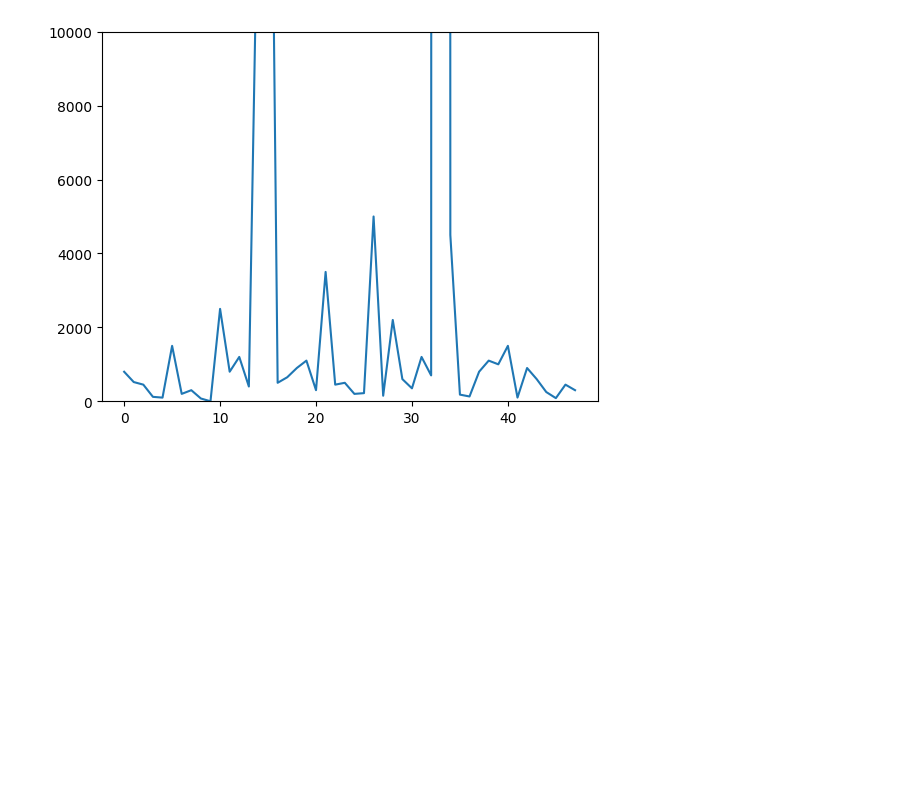
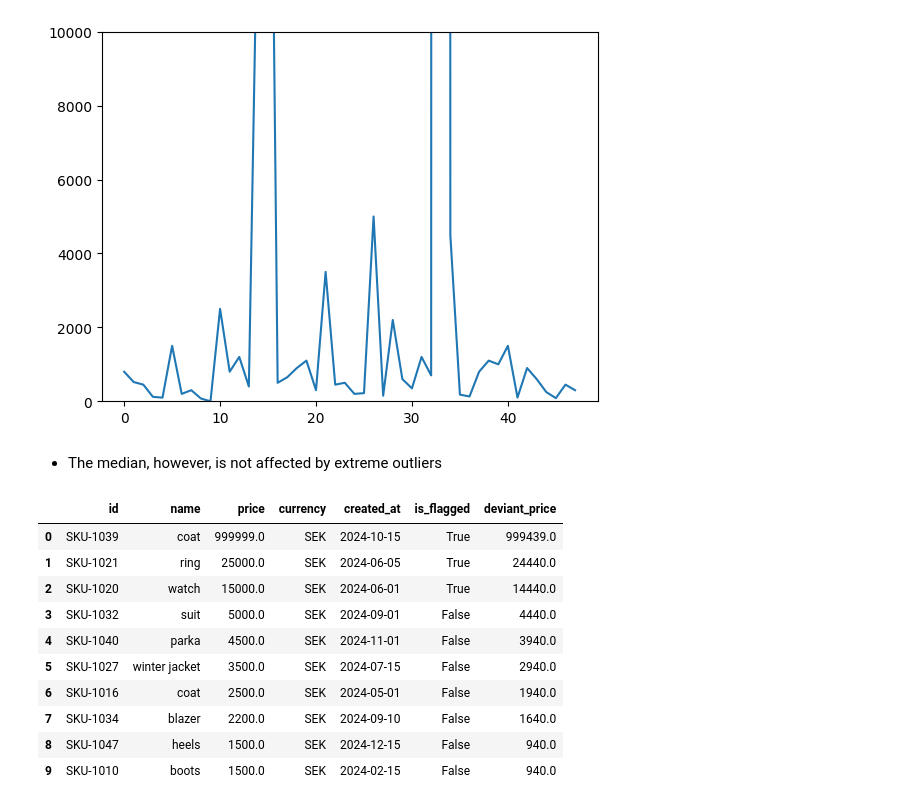
Before and after one commit to karlrydberg-stack/lab_1_data_platform_karl_rydberg_de25, a Jupyter notebook: transformations.ipynb, the cells around one changed output. Saved outputs shown, nothing was run; the diff lists cells and outputs as text; code cells hidden in the pictures; blank space fills up the shorter version.

```diff
--- a/transformations.ipynb
+++ b/transformations.ipynb
@@ -116,10 +123,27 @@ plt.ylim(0, 10000)
 plt.show()
 # %% [output]
 [figure]
+# %% [markdown]
+- The median, however, is not affected by extreme outliers
 # %%
-sorted_values_asc = df_valid.sort_values(by='price', ascending=True, na_position='last').head(10)
-sorted_values_desc = df_valid.sort_values(by='price', ascending=False, na_position='last').head(10)
+df_valid['deviant_price'] = (df_valid['price'] - df_valid['price'].median()).abs()
 
-deviant_prices = pd.concat([sorted_values_asc, sorted_values_desc])
+price_analysis = df_valid.sort_values(by='deviant_price', ascending=False)
+price_analysis = (price_analysis.head(10))
+price_analysis = pd.DataFrame(price_analysis)
+price_analysis.to_csv('price_analysis.csv', sep=',', index=False)
 
-deviant_prices.to_csv('price_analysis.csv', sep=',', index=False)
+read_price_analysis = pd.read_csv('price_analysis.csv', sep=',')
+read_price_analysis
+# %% [output]
+|  | id | name | price | currency | created_at | is_flagged | deviant_price |
+| 0 | SKU-1039 | coat | 999999.0 | SEK | 2024-10-15 | True | 999439.0 |
+| 1 | SKU-1021 | ring | 25000.0 | SEK | 2024-06-05 | True | 24440.0 |
+| 2 | SKU-1020 | watch | 15000.0 | SEK | 2024-06-01 | True | 14440.0 |
+| 3 | SKU-1032 | suit | 5000.0 | SEK | 2024-09-01 | False | 4440.0 |
+| 4 | SKU-1040 | parka | 4500.0 | SEK | 2024-11-01 | False | 3940.0 |
+| 5 | SKU-1027 | winter jacket | 3500.0 | SEK | 2024-07-15 | False | 2940.0 |
+| 6 | SKU-1016 | coat | 2500.0 | SEK | 2024-05-01 | False | 1940.0 |
+| 7 | SKU-1034 | blazer | 2200.0 | SEK | 2024-09-10 | False | 1640.0 |
+| 8 | SKU-1047 | heels | 1500.0 | SEK | 2024-12-15 | False | 940.0 |
+| 9 | SKU-1010 | boots | 1500.0 | SEK | 2024-02-15 | False | 940.0 |
```
Also changed, not shown: parts of 8 cells of this notebook, 3 other files.
